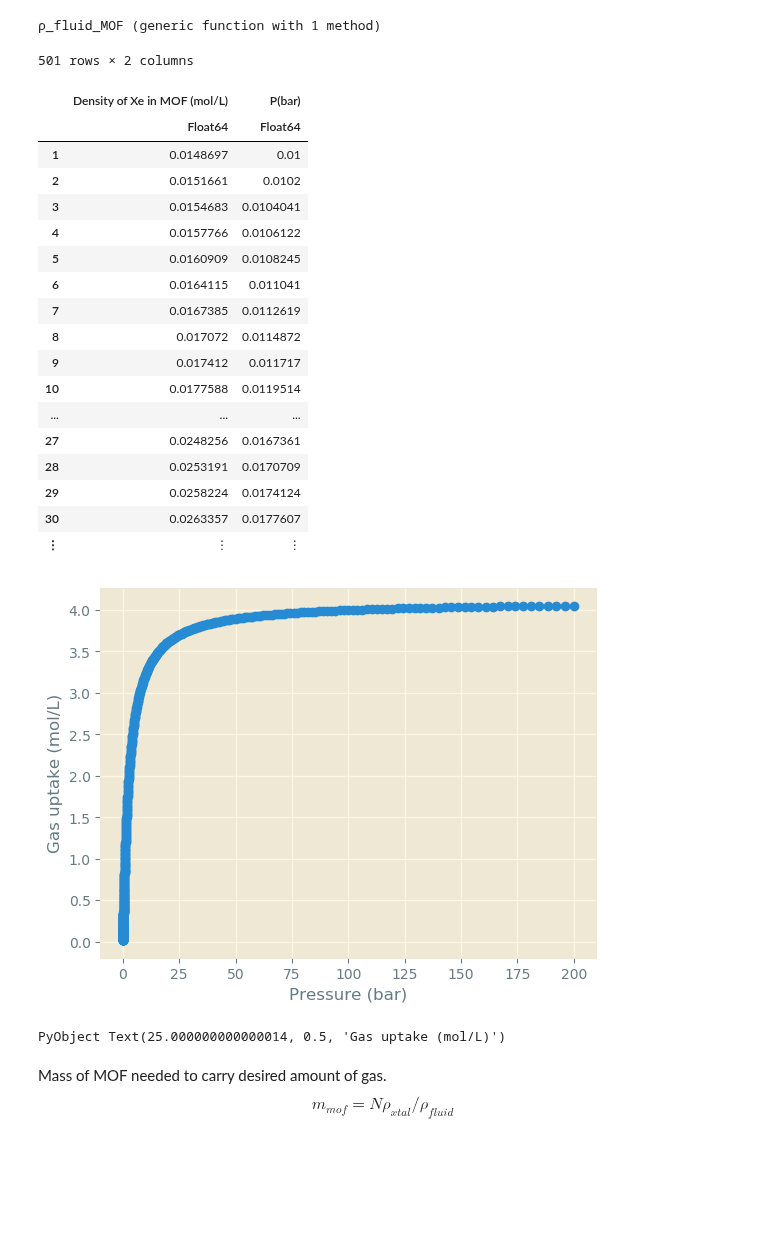
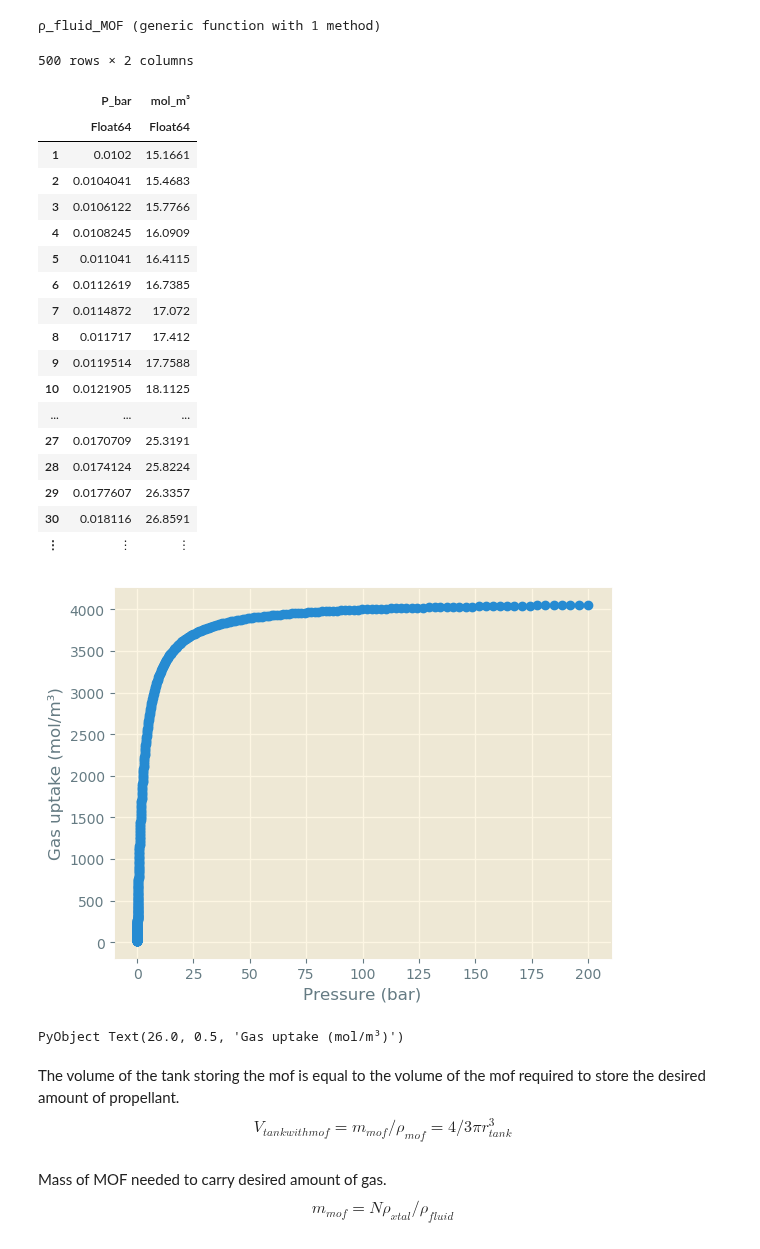
Before and after one commit to SimonEnsemble/PropellantStorage, a Jupyter notebook: Xe_Propellant_Storage.ipynb, the cells around one changed output. Cells and saved outputs as stored; diff of their text form; code cells hidden in the pictures; blank space fills up the shorter version.

```diff
--- a/Xe_Propellant_Storage.ipynb
+++ b/Xe_Propellant_Storage.ipynb
@@ -155,8 +159,8 @@ df = isotherm_data("10.1016j.micromeso.2012.11.013.isotherm1.json")
 | 14 | 5.53145 | 8.87553 |
 | 15 | 5.62584 | 9.91954 |
 # %%
-const ρ_mof = 0.555 # kg/L
+const ρ_mof = 555.0 # kg/m³
 
-df[!, :mol_L] = df[!, Symbol("Adsorption(mmol/g)")] * ρ_mof
+df[!, :mol_m3] = df[!, Symbol("Adsorption(mmol/g)")] * ρ_mof
 showall(df)
 # %% [output]
@@ -197,7 +204,7 @@ L = M KP/(1+KP)
 \end{equation}
 The Langmuir model was then fitted to the experimental data and the root mean square was calculated, showing how good of a fit the model is to the experimental data.
 # %%
-params = fit_adsorption_isotherm(copy(df), Symbol("P(bar)"), Symbol("mol_L"), :langmuir)
+params_langmuir = fit_adsorption_isotherm(copy(df), Symbol("P(bar)"), Symbol("mol_m3"), :langmuir)
 # %% [output]
 ┌ Warning: `getindex(df::DataFrame, col_ind::ColumnIndex)` is deprecated, use `df[!, col_ind]` instead.
 │   caller = fit_adsorption_isotherm(::DataFrame, ::Symbol, ::Symbol, ::Symbol) at Misc.jl:193
@@ -229,41 +237,42 @@ PyObject Text(25.000000000000014, 0.5, 'Gas uptake (mol/L)')
 # %%
 function ρ_fluid_MOF(P::Array{Float64}, K::Float64, M::Float64)
-    df_mof = Dict{Symbol, Array{Float64}}()
-    df_mof[Symbol("P(bar)")] = P
-    df_mof[Symbol("Density of Xe in MOF (mol/L)")] = (M * (K .* P)) ./ (1 .+ K .* P)
-    return df_mof
+    return DataFrame(P_bar=P, mol_m³=M * K .* P ./ (1 .+ K .* P))
 end
 # %% [output]
 ρ_fluid_MOF (generic function with 1 method)
 # %%
-df_mof = ρ_fluid_MOF(collect(P), params["K"], params["M"])
-df_Xe_density = DataFrame(df_mof)
+df_Xe_adsorbed = ρ_fluid_MOF(collect(P), params_langmuir["K"], params_langmuir["M"])
 #CSV.write(df_Xe_density, "Xe_densities_langmuir.csv")
 # %% [output]
-501 rows × 2 columns
+500 rows × 2 columns
-|  | Density of Xe in MOF (mol/L) | P(bar) |
+|  | P_bar | mol_m³ |
 |  | Float64 | Float64 |
-| 1 | 0.0148697 | 0.01 |
-| 2 | 0.0151661 | 0.0102 |
-| 3 | 0.0154683 | 0.0104041 |
-| 4 | 0.0157766 | 0.0106122 |
-| 5 | 0.0160909 | 0.0108245 |
-| 6 | 0.0164115 | 0.011041 |
-| 7 | 0.0167385 | 0.0112619 |
-| 8 | 0.017072 | 0.0114872 |
-| 9 | 0.017412 | 0.011717 |
-| 10 | 0.0177588 | 0.0119514 |
+| 1 | 0.0102 | 15.1661 |
+| 2 | 0.0104041 | 15.4683 |
+| 3 | 0.0106122 | 15.7766 |
+| 4 | 0.0108245 | 16.0909 |
+| 5 | 0.011041 | 16.4115 |
+| 6 | 0.0112619 | 16.7385 |
+| 7 | 0.0114872 | 17.072 |
+| 8 | 0.011717 | 17.412 |
+| 9 | 0.0119514 | 17.7588 |
+| 10 | 0.0121905 | 18.1125 |
 | ... | ... | ... |
-| 27 | 0.0248256 | 0.0167361 |
-| 28 | 0.0253191 | 0.0170709 |
-| 29 | 0.0258224 | 0.0174124 |
-| 30 | 0.0263357 | 0.0177607 |
+| 27 | 0.0170709 | 25.3191 |
+| 28 | 0.0174124 | 25.8224 |
+| 29 | 0.0177607 | 26.3357 |
+| 30 | 0.018116 | 26.8591 |
 | ⋮ | ⋮ | ⋮ |
 # %%
 fig = figure()
-scatter(df_Xe_density[2:end, Symbol("P(bar)")], df_Xe_density[2:end, Symbol("Density of Xe in MOF (mol/L)")])
+scatter(df_Xe_adsorbed[2:end, :P_bar], df_Xe_adsorbed[2:end, :mol_m³])
 xlabel("Pressure (bar)")
-ylabel("Gas uptake (mol/L)")
+ylabel("Gas uptake (mol/m³)")
 # %% [output]
-[figure, old version]
+[figure, new version]
-PyObject Text(25.000000000000014, 0.5, 'Gas uptake (mol/L)')
+PyObject Text(26.0, 0.5, 'Gas uptake (mol/m³)')
+# %% [markdown]
+The volume of the tank storing the mof is equal to the volume of the mof required to store the desired amount of propellant.
+\begin{equation}
+V_{tank with mof} = m_{mof} / \rho_{mof} = 4/3 \pi r_{tank}^3
+\end{equation}
```
Also changed, not shown: parts of 27 cells of this notebook.
